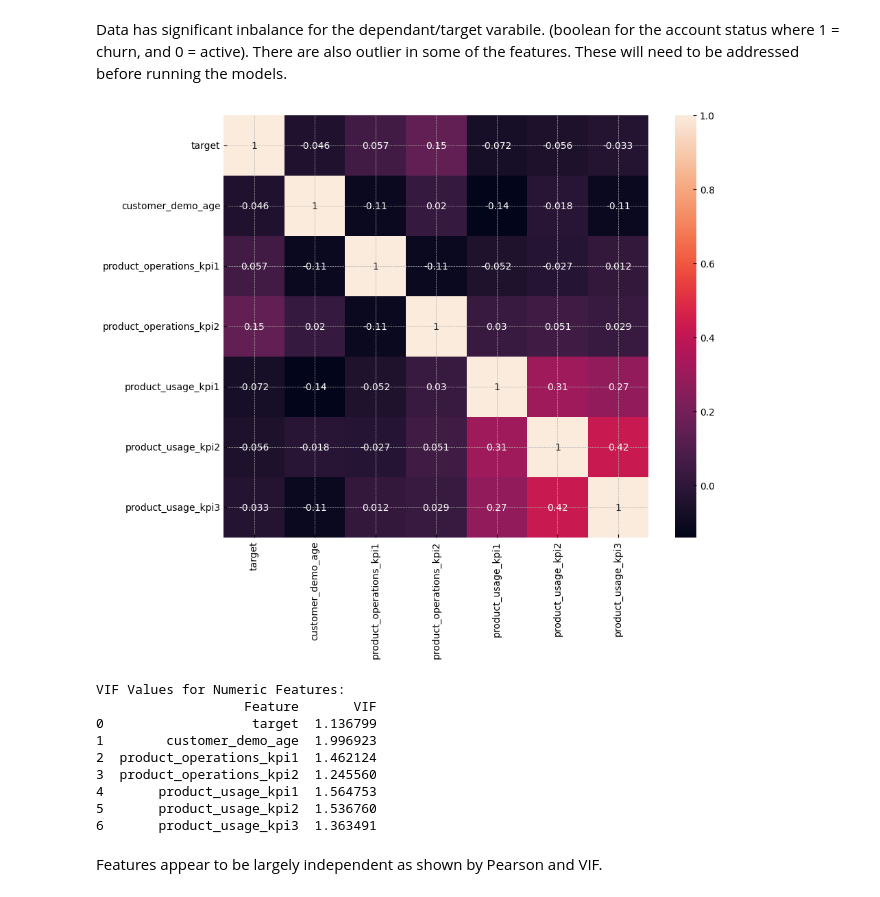
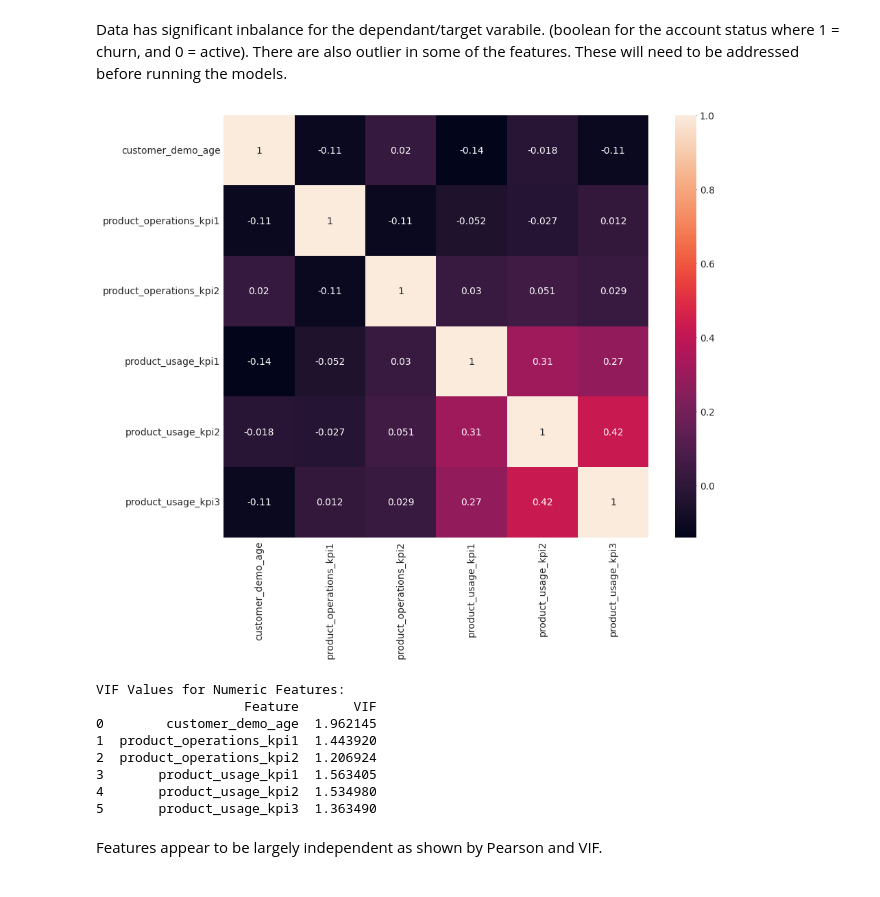
Before and after one commit to DavdElgas/predict_sklearn, a Jupyter notebook: predictive_modeling_with_sklearn.ipynb, the cells around one changed output. Cells and saved outputs as stored; diff of their text form; code cells hidden in the pictures.

```diff
--- a/predictive_modeling_with_sklearn.ipynb
+++ b/predictive_modeling_with_sklearn.ipynb
@@ -193,13 +193,31 @@ Data columns (total 13 columns):
 dtypes: float64(1), int64(12)
 memory usage: 13.3 MB
 # %%
-# Identify continuous vs categorical data
+# Identify continuous vs categorical features
 # based on count of unique values
 
 for column in df_pre.columns:
     # Get the unique count of the current column
     unique_count = df_pre[column].nunique()
     print(f"Unique values in '{column}': {unique_count}")
+
+feature_cat = ['target',
+           'customer_demo_geography',
+           'sales_channel',
+           'sales_team',
+           'sales_program',
+           'product_sku',
+           'product_cpe']
+
+feature_con = ['customer_demo_age',
+           'product_operations_kpi1',
+           'product_operations_kpi2',
+           'product_usage_kpi1',
+           'product_usage_kpi2',
+           'product_usage_kpi3']
+
+df_pre[feature_cat] = df_pre[feature_cat].astype(object)
+df_pre[feature_con] = df_pre[feature_con].astype(int)
 # %% [output]
 Unique values in 'target': 2
 Unique values in 'customer_demo_age': 86
@@ -214,21 +232,5 @@ Unique values in 'product_operations_kpi2': 27
 Unique values in 'product_usage_kpi1': 14209
 Unique values in 'product_usage_kpi2': 3439
 Unique values in 'product_usage_kpi3': 2634
-# %%
-# Some of the int values are for features that look categorical
-# They need to be string values that will be later flattened
-
-columns_to_cast = ['sales_team', 'sales_channel','sales_program','product_sku','product_cpe','customer_demo_geography']
-
-df_pre[columns_to_cast] = df_pre[columns_to_cast].astype(object)
-
-# Some of the float64 values are actually int values
-# that will need to be flattened
-
-# Define a list of column names to cast
-columns_to_cast = ['product_operations_kpi1']
-
-# Cast the columns
-df_pre[columns_to_cast] = df_pre[columns_to_cast].astype(int)
 # %% [markdown]
 ##Exploratory Data Analysis
@@ -291,20 +262,20 @@ Data has significant inbalance for the dependant/target varabile. (boolean for t
 # %%
 # Collinearity: Pearson
 
-df_num = df_pre.select_dtypes(include = ['float64', 'int64'])
+df_num = df_pre[feature_con]
 
 plt.style.use('bmh')
 plt.figure(figsize=(10, 8))
 
 corrMatrix = df_num.corr()
 sns.heatmap(corrMatrix, annot=True)
 plt.show()
 # %% [output]
-[figure, old version]
+[figure, new version]
 # %%
 # Collinearity: VIF
 
-df_num = df_pre.select_dtypes(include = ['float64', 'int64'])
+df_num = df_pre[feature_con]
 
 # Calculate VIF for each numeric feature
 vif = pd.DataFrame()
@@ -317,13 +288,12 @@ print(vif)
 # %% [output]
 VIF Values for Numeric Features:
                    Feature       VIF
-0                   target  1.136799
-1        customer_demo_age  1.996923
-2  product_operations_kpi1  1.462124
-3  product_operations_kpi2  1.245560
-4       product_usage_kpi1  1.564753
-5       product_usage_kpi2  1.536760
-6       product_usage_kpi3  1.363491
+0        customer_demo_age  1.962145
+1  product_operations_kpi1  1.443920
+2  product_operations_kpi2  1.206924
+3       product_usage_kpi1  1.563405
+4       product_usage_kpi2  1.534980
+5       product_usage_kpi3  1.363490
 # %% [markdown]
 Features appear to be largely independent as shown by Pearson and VIF.
 # %% [markdown]
```
Also changed, not shown: parts of 15 cells of this notebook.
